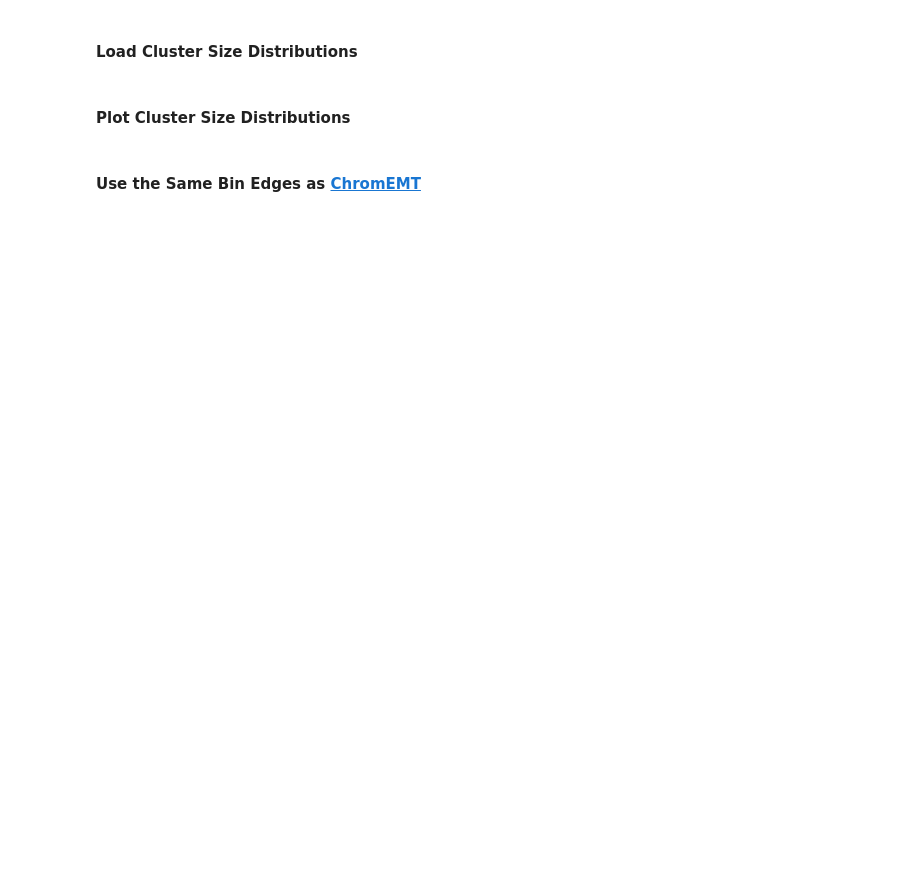
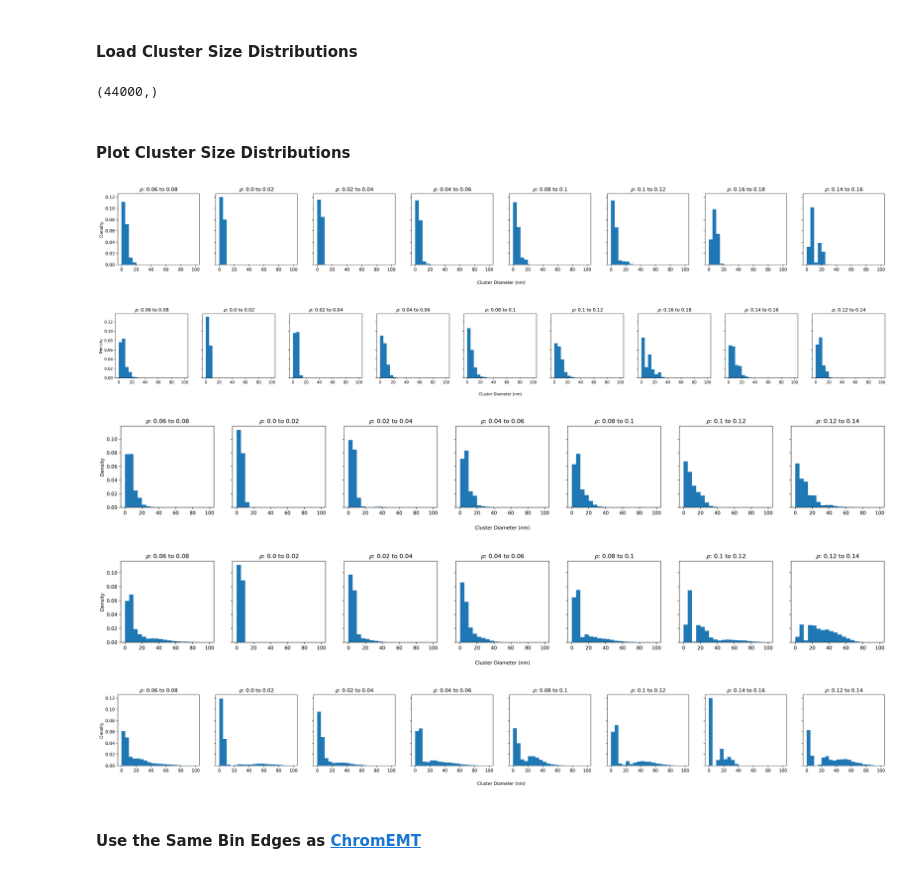
Before and after one commit to JosephWakim/NucleoArr, a Jupyter notebook: examples/methyl_frac_mu_gamma_clusters.ipynb, the cells around one changed output. Drawn from its saved outputs; the diff is of its cells as text; code cells hidden in the pictures; blank space fills up the shorter version.

Commit message:
added plot of cluster size distribution for variable methylation fractions

```diff
--- a/examples/methyl_frac_mu_gamma_clusters.ipynb
+++ b/examples/methyl_frac_mu_gamma_clusters.ipynb
@@ -38,7 +39,7 @@ sims = [sim for _, sim in sorted(zip(sim_inds, sims))]
 sim_inds = np.sort(sim_inds)
 
 # We will group methylation fractions into bins
-methyl_frac_bin_edges = np.linspace(0, 1, 6)
+methyl_frac_bin_edges = np.linspace(0, 0.3, 16)
 
 # Simulations vary in methylation fraction and chemical potential
 sim_paths = {}
@@ -69,7 +70,7 @@ for i, sim in enumerate(sims):
     # Identify the methylation fraction
     # The methylation fraction represents the lower bound of a bin of width 0.2
     methyl_frac = np.average(nuc_arr.marks[:, 0]) / 2
-    methyl_frac = methyl_frac_bin_edges[int(methyl_frac // 0.2)]
+    methyl_frac = methyl_frac_bin_edges[int(methyl_frac // 0.02)]
 
     # Identify the chemical potential
     mu = nuc_arr.mu[0]
@@ -91,10 +123,13 @@ all_methyl_frac_mu_lst = list(methyl_frac_mu_to_sim.keys())
 # %%
 all_avg_gamma = {}
+all_methyl_frac = set()
 
 for methyl_frac_mu in all_methyl_frac_mu_lst:
 
     methyl_frac = float(methyl_frac_mu.split("_")[0])
-    all_avg_gamma[methyl_frac] = {}
+    if methyl_frac not in all_methyl_frac:
+        all_avg_gamma[methyl_frac] = {}
+        all_methyl_frac.add(methyl_frac)
 
     mu = float(methyl_frac_mu.split("_")[1])
     all_avg_gamma[methyl_frac][mu] = {}
@@ -182,27 +224,42 @@ for methyl_frac in all_avg_gamma.keys():
         cluster_sizes_lst = [cluster_sizes[sim] for sim in sims]
         cluster_sizes_by_mu_methyl_frac[mu][methyl_frac] = \
             np.concatenate(cluster_sizes_lst)
+# %%
+pprint(cluster_sizes_by_mu_methyl_frac[-9.9][0.0].shape)
+# %% [output]
+(44000,)
 # %% [markdown]
 #### Plot Cluster Size Distributions
 # %%
 bins = np.linspace(0, 100, 21)
 for mu, cluster_size_dist in cluster_sizes_by_mu_methyl_frac.items():
 
     # We will include a separate subplot for each methylation fraction
     methyl_fracs_ = list(cluster_size_dist.keys())
     n_subplots = len(methyl_fracs_)
 
     fig, axes = plt.subplots(nrows=1, ncols=n_subplots, figsize=(n_subplots*4, 3), dpi=300, sharey=True)
 
-    for i, methyl_frac_ in enumerate(methyl_fracs_):
-        axes[i].hist(cluster_size_dist[methyl_frac_], bins=bins, density=True)
-        axes[i].set_title(fr"$\rho$: {methyl_frac_} to {methyl_frac_ + 0.2}")
-
-    axes[0].set_ylabel("Density")
-    x_label_pos = (axes[0].get_position().x0 + axes[-1].get_position().x1) / 2
-    fig.text(x_label_pos, -0.1, "Cluster Diameter (nm)", ha="center")
+    if n_subplots == 1:
+        axes.hist(cluster_size_dist[methyl_frac_], bins=bins, density=True)
+        axes.set_title(fr"$\rho$: {methyl_frac_} to {round(methyl_frac_ + 0.02, 2)}")
+        axes.set_ylabel("Density")
+        axes.set_xlabel("Cluster Diameter (nm)")
+    else:
+        for i, methyl_frac_ in enumerate(methyl_fracs_):
+            axes[i].hist(cluster_size_dist[methyl_frac_], bins=bins, density=True)
+            axes[i].set_title(fr"$\rho$: {methyl_frac_} to {round(methyl_frac_ + 0.02, 2)}")
+        axes[0].set_ylabel("Density")
+        x_label_pos = (axes[0].get_position().x0 + axes[-1].get_position().x1) / 2
+        fig.text(x_label_pos, -0.1, "Cluster Diameter (nm)", ha="center")
 
     plt.show()
+# %% [output]
+[figure, added]
+[figure, added]
+[figure, added]
+[figure, added]
+[figure, added]
 # %% [markdown]
 #### Use the Same Bin Edges as [ChromEMT](https://www.science.org/doi/10.1126/science.aag0025#supplementary-materials)
 # %%
```
Also changed, not shown: parts of 6 cells of this notebook.
